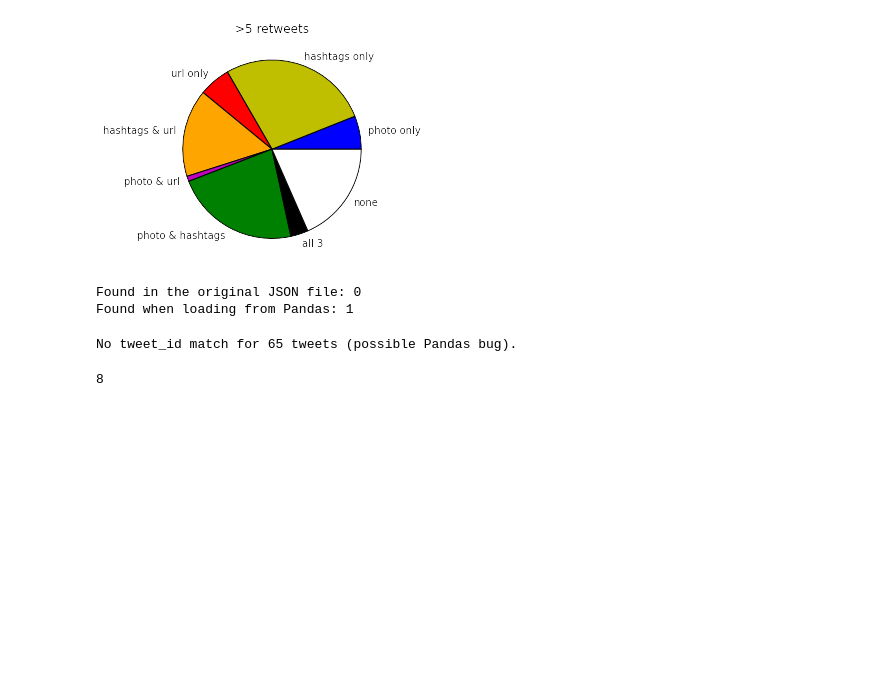
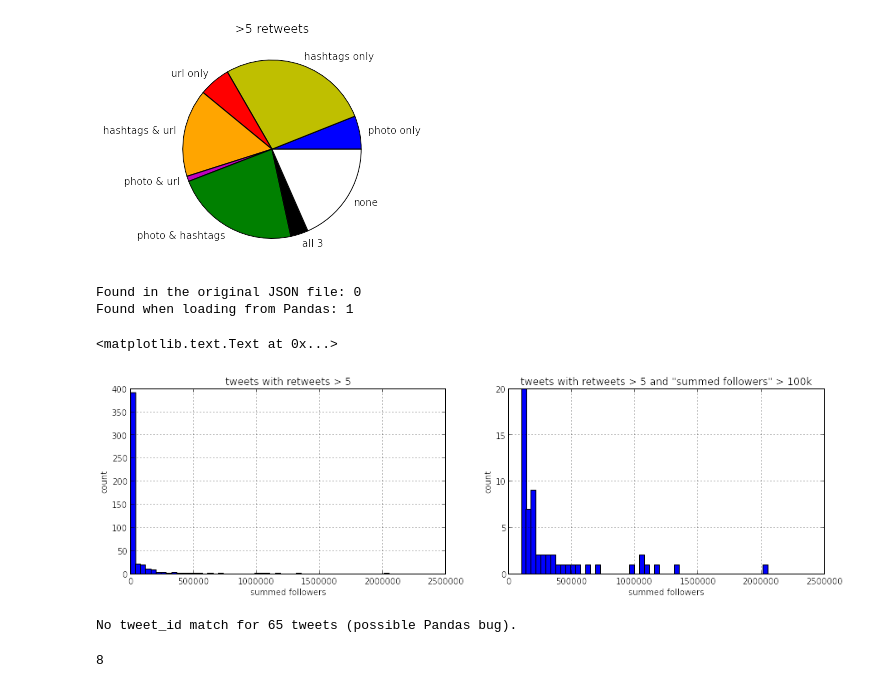
Before and after one commit to chrisjryan/social-media-impact-analysis, a Jupyter notebook: eda.ipynb, the cells around one changed output. Cells and saved outputs as stored; diff of their text form; code cells hidden in the pictures; blank space fills up the shorter version.

```diff
--- a/eda.ipynb
+++ b/eda.ipynb
@@ -361,22 +342,44 @@ tweets_sq_morethan5['summedDC'] = numpy.nan
 # (contains info about the number of followers each retweeter has)
 dlist = load_json('retweeter_info_total.json')
 tweetID_summedDC = {d['tweet_id']:sum(d['retweeters'].values()) for d in dlist}
-
-# add the data from the file to our data frame:
-nomatch_count = 0
-for tid in tweets_sq_morethan5.index:
-    try:
-        tweets_sq_morethan5['summedDC'][tid] = tweetID_summedDC[str(tid)]
-    except KeyError:
-#         print 'No tweet_id match for %i (possible Pandas bug).' % tid
-        nomatch_count += 1
-
-print 'No tweet_id match for %i tweets (possible Pandas bug).' % nomatch_count
-
-# drop the row where no tweet_id match was found:
-tweets_sq_morethan5 = tweets_sq_morethan5.dropna(subset=['summedDC'])
-# %% [output]
-No tweet_id match for 65 tweets (possible Pandas bug).
+# %%
+# plot a histogram for our "summed followers" calculation:
+
+fig, axes = plt.subplots(ncols=2)
+fig.set_size_inches(15,4)
+
+summedDC_df = pandas.DataFrame.from_dict(tweetID_summedDC, orient='index')
+summedDC_df.columns = ['summedDC']
+more_than_100k = summedDC_df['summedDC'] > 100000
+
+summedDC_df['summedDC'].hist(bins=50, ax=axes[0])
+axes[0].set_title('tweets with retweets > 5')
+axes[0].set_xlabel('summed followers')
+axes[0].set_ylabel('count')
+
+summedDC_df['summedDC'][more_than_100k].hist(bins=50, ax=axes[1])
+axes[1].set_title('tweets with retweets > 5 and "summed followers" > 100k')
+axes[1].set_xlabel('summed followers')
+axes[1].set_ylabel('count')
+# %% [output]
+<matplotlib.text.Text at 0x...>
+[figure, added]
+# %%
+# add the data from the file to our data frame:
+nomatch_count = 0
+for tid in tweets_sq_morethan5.index:
+    try:
+        tweets_sq_morethan5['summedDC'][tid] = tweetID_summedDC[str(tid)]
+    except KeyError:
+#         print 'No tweet_id match for %i (possible Pandas bug).' % tid
+        nomatch_count += 1
+
+print 'No tweet_id match for %i tweets (possible Pandas bug).' % nomatch_count
+
+# drop the row where no tweet_id match was found:
+tweets_sq_morethan5 = tweets_sq_morethan5.dropna(subset=['summedDC'])
+# %% [output]
+No tweet_id match for 65 tweets (possible Pandas bug).
 # %%
 # Of the remaining 250 tweets, 156 are actually retweets from other accounts.
 # Though these have >0 retweets accoring to twitter_posts.json, no
```
Also changed, not shown: parts of 2 cells of this notebook, 2 other files.
